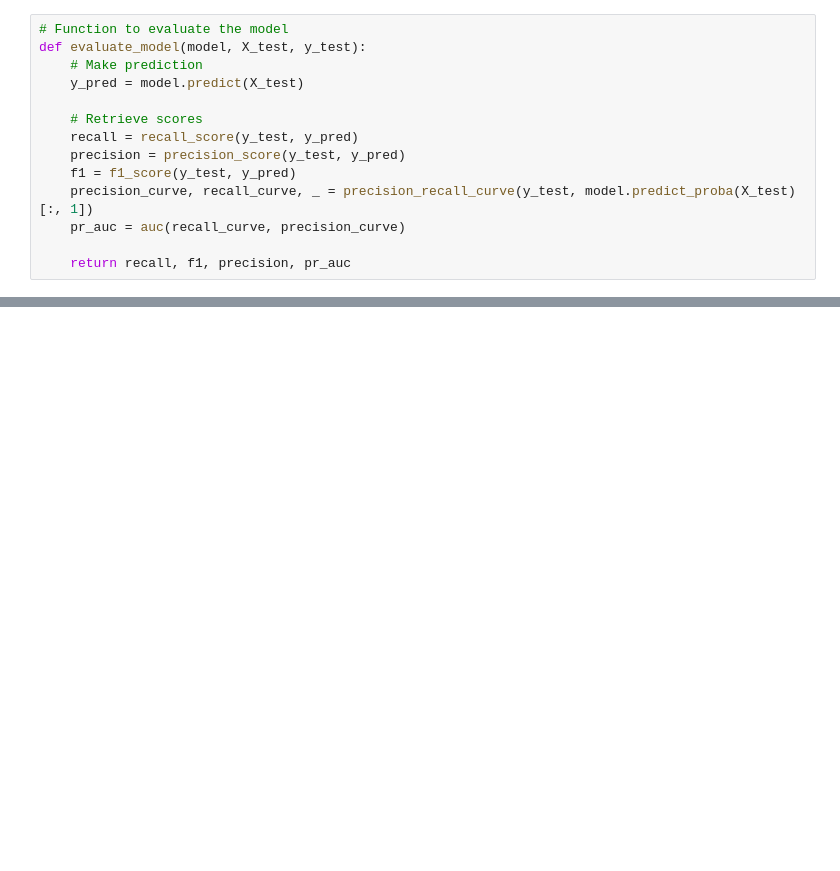
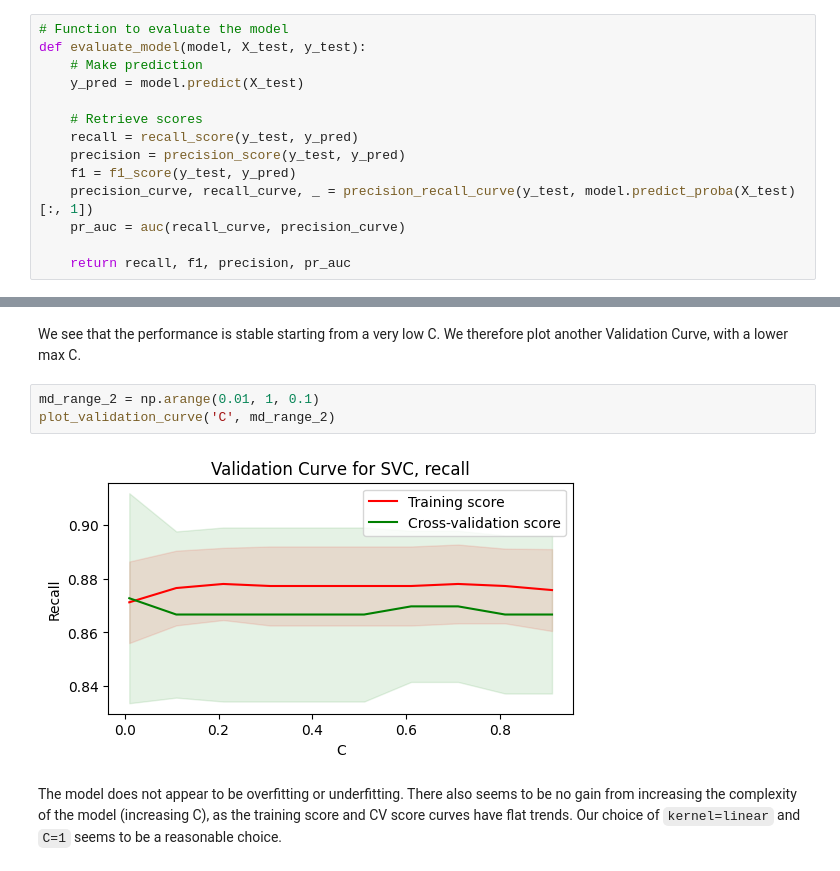
Before and after one commit to magnuis/ai_applied_to_engineering, a Jupyter notebook: project_part_2/svm.ipynb, the cells around one changed output, grey strips where cells are left out. Saved outputs shown, nothing was run; the diff lists cells and outputs as text; blank space fills up the shorter version.

```diff
--- a/project_part_2/svm.ipynb
+++ b/project_part_2/svm.ipynb
@@ -237,0 +230,9 @@ The validation curve shows how recall changes as we adjust `n_neighbors`. We see
+# %% [markdown]
+We see that the performance is stable starting from a very low C. We therefore plot another Validation Curve, with a lower max C.
+# %%
+md_range_2 = np.arange(0.01, 1, 0.1)
+plot_validation_curve('C', md_range_2)
+# %% [output]
+[figure, added]
+# %% [markdown]
+The model does not appear to be overfitting or underfitting. There also seems to be no gain from increasing the complexity of the model (increasing C), as the training score and CV score curves have flat trends. Our choice of `kernel=linear` and `C=1` seems to be a reasonable choice.
```
Also changed, not shown: parts of 15 cells of this notebook.
